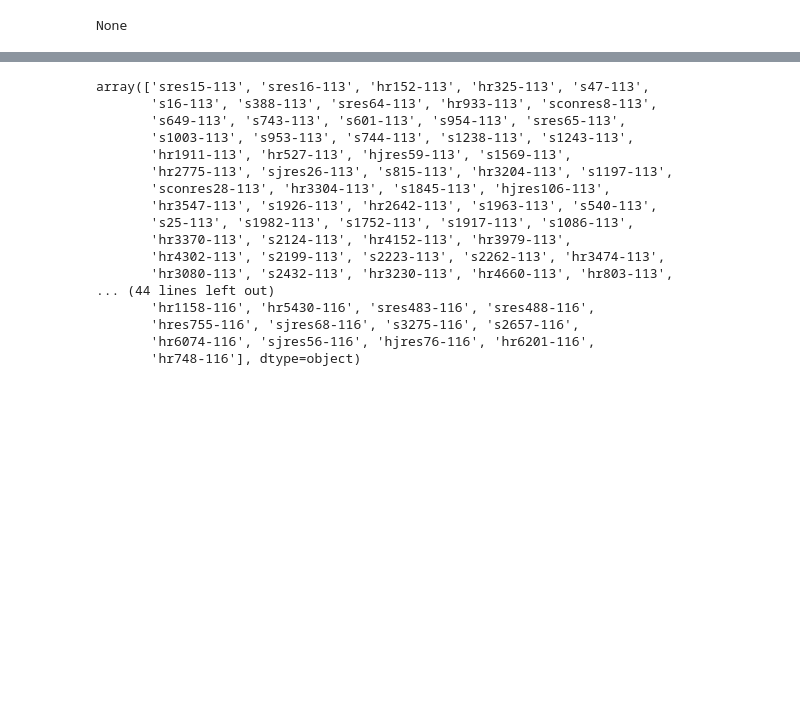
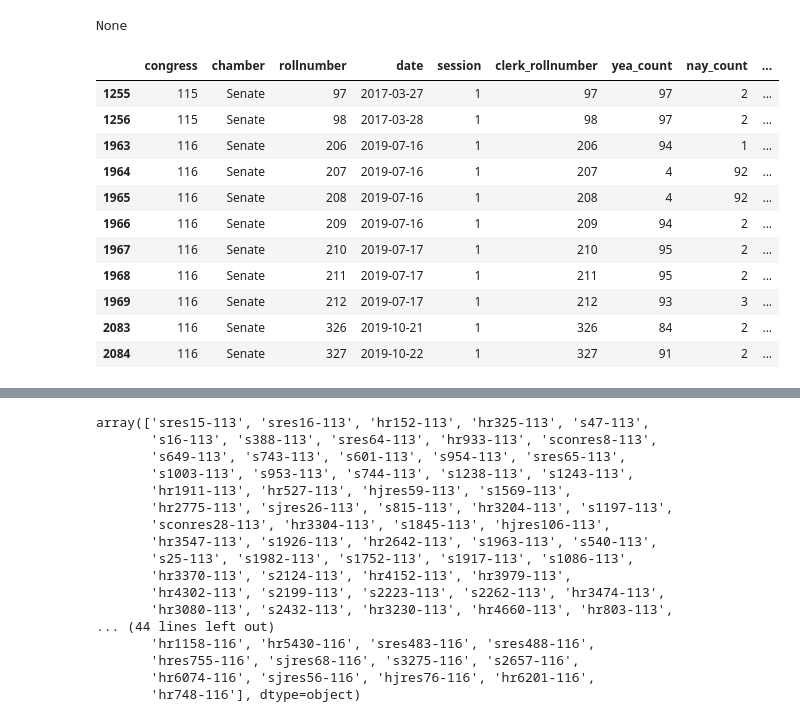
Before and after one commit to zapatos24/senator_nlp_vote_prediction, a Jupyter notebook: sm_project_data_gathering.ipynb, the cells around one changed output, grey strips where cells are left out. Saved outputs shown, nothing was run; the diff lists cells and outputs as text; code cells hidden in the pictures; blank space fills up the shorter version.

```diff
--- a/sm_project_data_gathering.ipynb
+++ b/sm_project_data_gathering.ipynb
@@ -103,3 +103,18 @@ Data columns (total 17 columns):
 dtypes: float64(5), int64(6), object(6)
 memory usage: 318.2+ KB
 None
+# %%
+rollcall_df[rollcall_df['bill_number'].str.contains('TREATYDOC')]
+# %% [output]
+|  | congress | chamber | rollnumber | date | session | clerk_rollnumber | yea_count | nay_count | ... |
+| 1255 | 115 | Senate | 97 | 2017-03-27 | 1 | 97 | 97 | 2 | ... |
+| 1256 | 115 | Senate | 98 | 2017-03-28 | 1 | 98 | 97 | 2 | ... |
+| 1963 | 116 | Senate | 206 | 2019-07-16 | 1 | 206 | 94 | 1 | ... |
+| 1964 | 116 | Senate | 207 | 2019-07-16 | 1 | 207 | 4 | 92 | ... |
+| 1965 | 116 | Senate | 208 | 2019-07-16 | 1 | 208 | 4 | 92 | ... |
+| 1966 | 116 | Senate | 209 | 2019-07-16 | 1 | 209 | 94 | 2 | ... |
+| 1967 | 116 | Senate | 210 | 2019-07-17 | 1 | 210 | 95 | 2 | ... |
+| 1968 | 116 | Senate | 211 | 2019-07-17 | 1 | 211 | 95 | 2 | ... |
+| 1969 | 116 | Senate | 212 | 2019-07-17 | 1 | 212 | 93 | 3 | ... |
+| 2083 | 116 | Senate | 326 | 2019-10-21 | 1 | 326 | 84 | 2 | ... |
+| 2084 | 116 | Senate | 327 | 2019-10-22 | 1 | 327 | 91 | 2 | ... |
```
Also changed, not shown: parts of 12 cells of this notebook, 36 other files.
